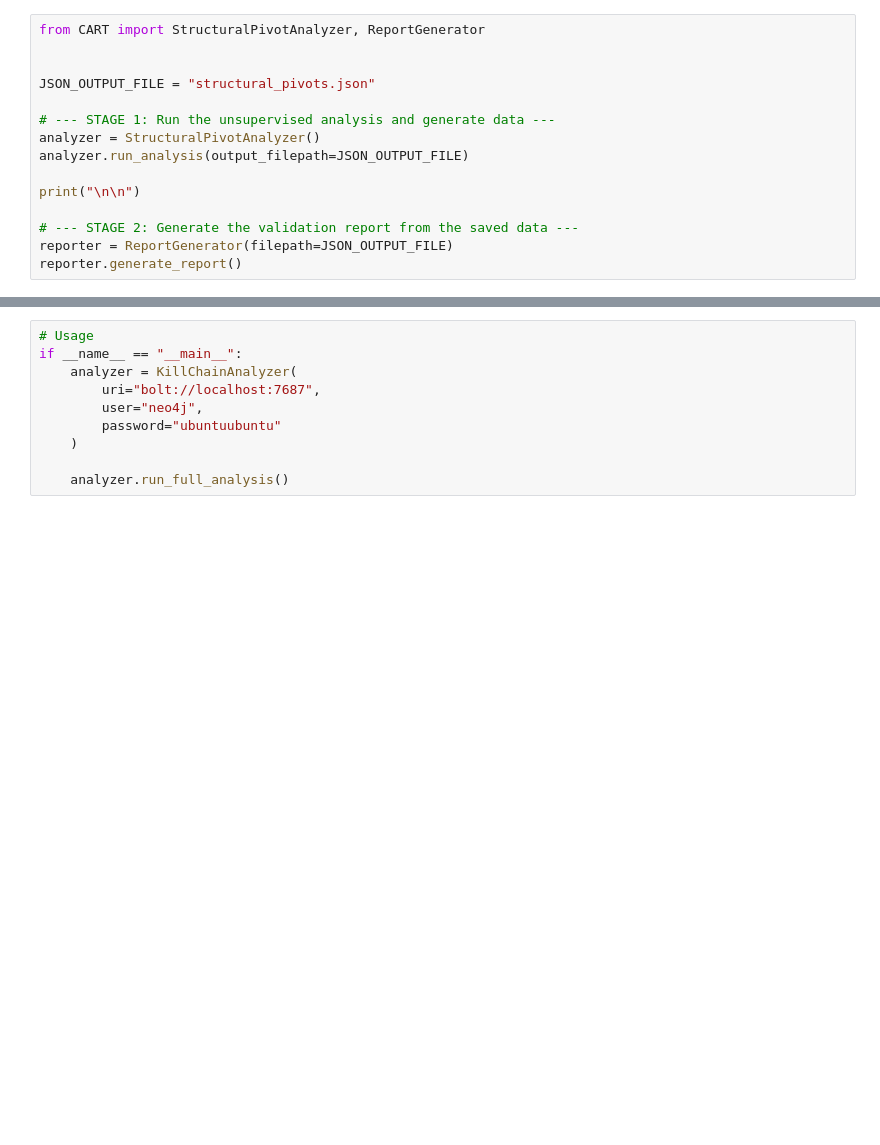
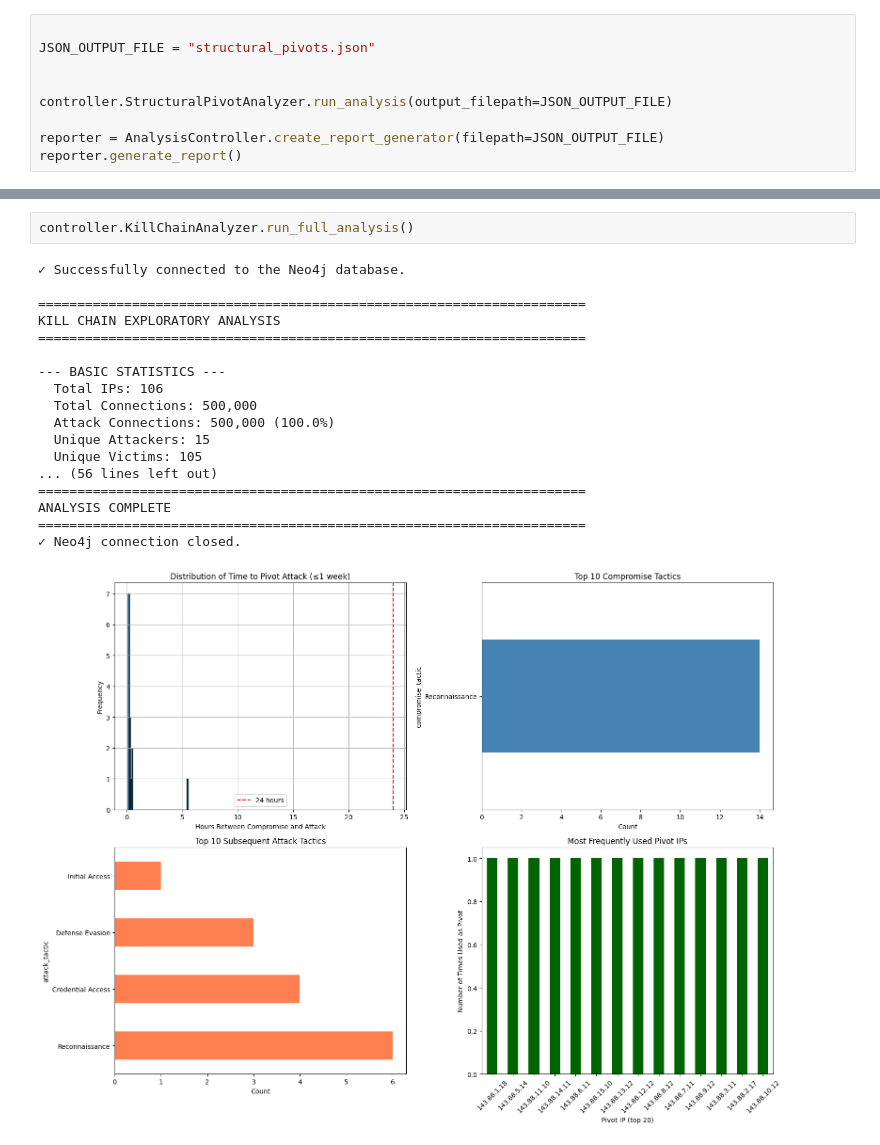
Before and after one commit to 2022-uwf-nsa-grad-project/db-creator, a Jupyter notebook: workbench.ipynb, the cells around one changed output, grey strips where cells are left out. Cells and saved outputs as stored; diff of their text form; blank space fills up the shorter version.

```diff
--- a/workbench.ipynb
+++ b/workbench.ipynb
@@ -53,16 +37,10 @@ Visualization saved to real_attack_graph.png
 # %%
-from CART import StructuralPivotAnalyzer, ReportGenerator
-
 
 JSON_OUTPUT_FILE = "structural_pivots.json"
 
-# --- STAGE 1: Run the unsupervised analysis and generate data ---
-analyzer = StructuralPivotAnalyzer()
-analyzer.run_analysis(output_filepath=JSON_OUTPUT_FILE)
 
-print("\n\n")
+controller.StructuralPivotAnalyzer.run_analysis(output_filepath=JSON_OUTPUT_FILE)
 
-# --- STAGE 2: Generate the validation report from the saved data ---
-reporter = ReportGenerator(filepath=JSON_OUTPUT_FILE)
+reporter = AnalysisController.create_report_generator(filepath=JSON_OUTPUT_FILE)
 reporter.generate_report()
 # %% [output]
@@ -70,10 +64,21 @@ TypeError: StructuralPivotAnalyzer.__init__() missing 3 required positional argu
 # %%
-# Usage
-if __name__ == "__main__":
-    analyzer = KillChainAnalyzer(
-        uri="bolt://localhost:7687",
-        user="neo4j",
-        password="ubuntuubuntu"
-    )
-
-    analyzer.run_full_analysis()
+controller.KillChainAnalyzer.run_full_analysis()
+# %% [output]
+✓ Successfully connected to the Neo4j database.
+
+======================================================================
+KILL CHAIN EXPLORATORY ANALYSIS
+======================================================================
+
+--- BASIC STATISTICS ---
+  Total IPs: 106
+  Total Connections: 500,000
+  Attack Connections: 500,000 (100.0%)
+  Unique Attackers: 15
+  Unique Victims: 105
+... (56 lines left out)
+======================================================================
+ANALYSIS COMPLETE
+======================================================================
+✓ Neo4j connection closed.
+[figure, added]
```
Also changed, not shown: parts of 2 cells of this notebook, 8 other files.
